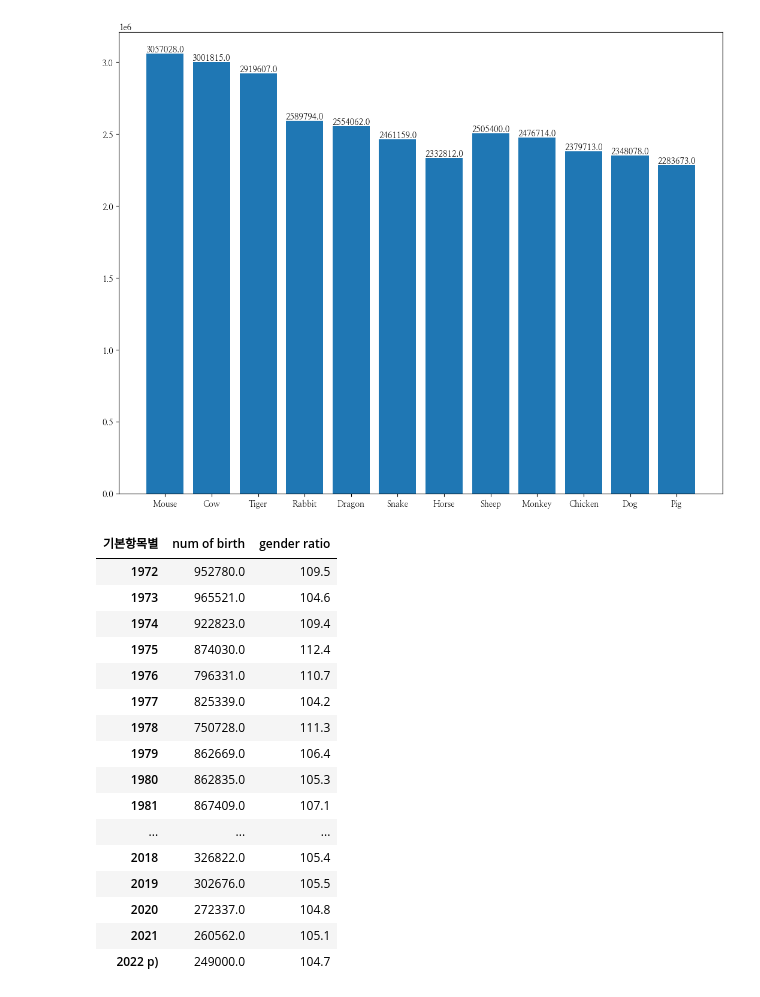
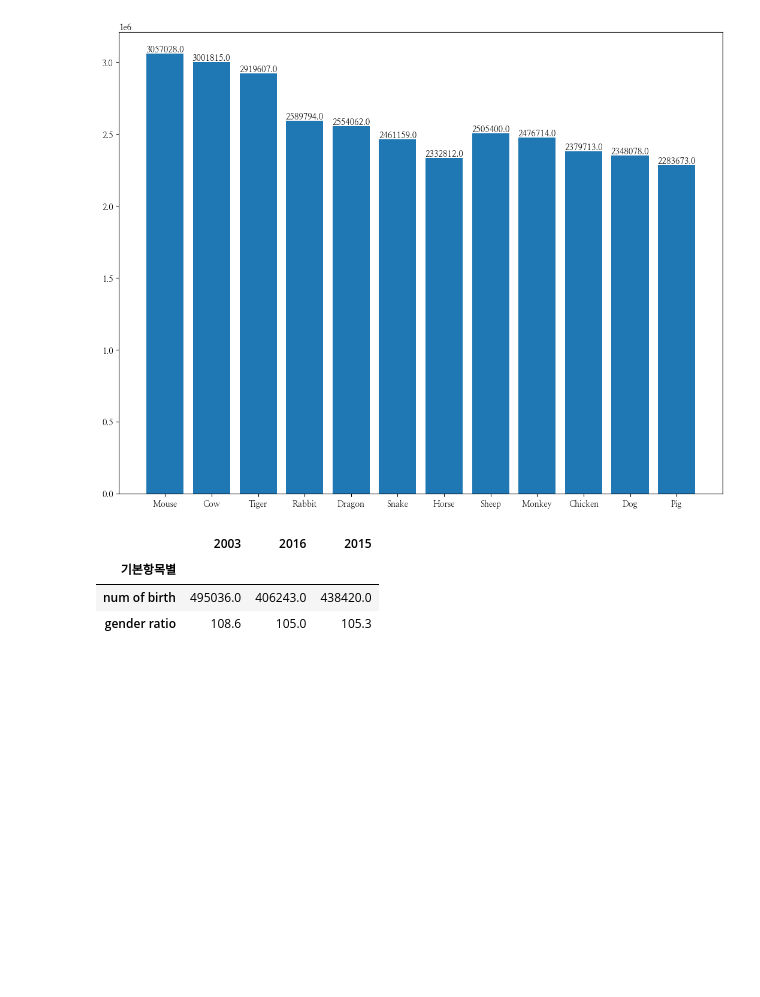
Before and after one commit to EvoDmiK/Doodle-Box, a Jupyter notebook: ipynb/[Doodle] 한국 사람 중 가장 많은 띠는 무엇!?.ipynb, the cells around one changed output. Cells and saved outputs as stored; diff of their text form; code cells hidden in the pictures; blank space fills up the shorter version.

```diff
--- a/ipynb/[Doodle] 한국 사람 중 가장 많은 띠는 무엇!?.ipynb
+++ b/ipynb/[Doodle] 한국 사람 중 가장 많은 띠는 무엇!?.ipynb
@@ -55,22 +55,12 @@ for k, v in zodiac_cnt.items():
 [figure]
 # %%
 df.rename(columns = {'출생아수(명)' : 'num of birth', '출생성비(명)' : 'gender ratio'}, inplace = True)
-df
+
+## 출생성비는 남아 기준으로 표시되어있다.
+## e.g.) 105.0 -> 여아 100명당 남아 105명
+df.sample(3).T
 # %% [output]
-| 기본항목별 | num of birth | gender ratio |
-| 1972 | 952780.0 | 109.5 |
-| 1973 | 965521.0 | 104.6 |
-| 1974 | 922823.0 | 109.4 |
-| 1975 | 874030.0 | 112.4 |
-| 1976 | 796331.0 | 110.7 |
-| 1977 | 825339.0 | 104.2 |
-| 1978 | 750728.0 | 111.3 |
-| 1979 | 862669.0 | 106.4 |
-| 1980 | 862835.0 | 105.3 |
-| 1981 | 867409.0 | 107.1 |
-| ... | ... | ... |
-| 2018 | 326822.0 | 105.4 |
-| 2019 | 302676.0 | 105.5 |
-| 2020 | 272337.0 | 104.8 |
-| 2021 | 260562.0 | 105.1 |
-| 2022 p) | 249000.0 | 104.7 |
+|  | 2003 | 2016 | 2015 |
+| 기본항목별 |  |  |  |
+| num of birth | 495036.0 | 406243.0 | 438420.0 |
+| gender ratio | 108.6 | 105.0 | 105.3 |
```
